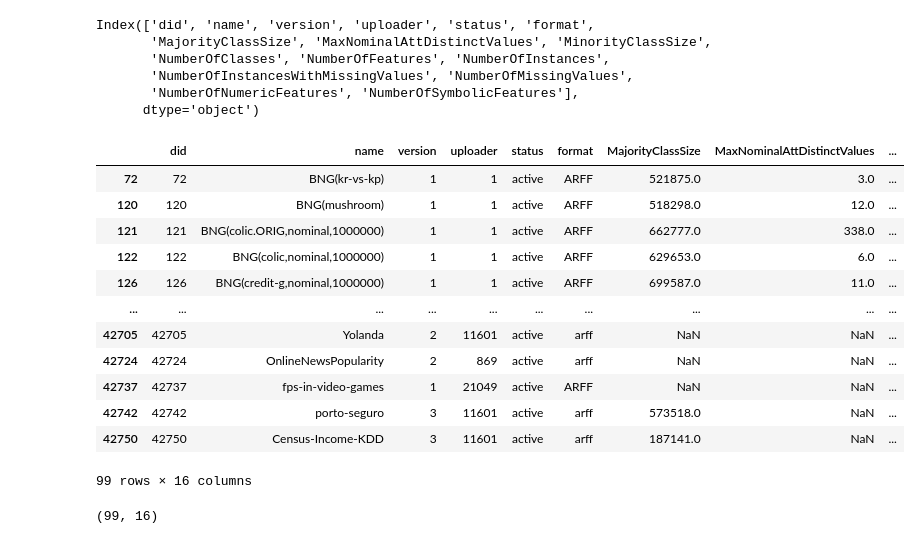
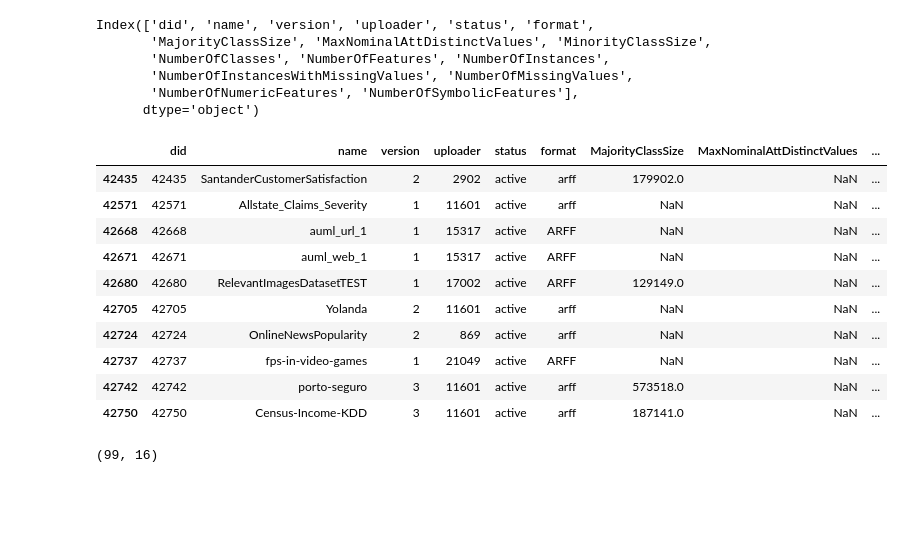
Before and after one commit to thomasjpfan/sk_encoder_cv, a Jupyter notebook: analysis.ipynb, the cells around one changed output. Drawn from its saved outputs; the diff is of its cells as text; code cells hidden in the pictures; blank space fills up the shorter version.

```diff
--- a/analysis.ipynb
+++ b/analysis.ipynb
@@ -257,21 +257,19 @@ mid_level_features = (datasets_df["NumberOfFeatures"] <= 2000) & (datasets_df["N
 mid_samples = datasets_df["NumberOfInstances"] >= 10000
 dataset_with_cats = datasets_df[with_cats_mask & binary_or_regression & mid_level_features & mid_samples]
 # %%
-dataset_with_cats
+dataset_with_cats.tail(10)
 # %% [output]
 |  | did | name | version | uploader | status | format | MajorityClassSize | MaxNominalAttDistinctValues | ... |
-| 72 | 72 | BNG(kr-vs-kp) | 1 | 1 | active | ARFF | 521875.0 | 3.0 | ... |
-| 120 | 120 | BNG(mushroom) | 1 | 1 | active | ARFF | 518298.0 | 12.0 | ... |
-| 121 | 121 | BNG(colic.ORIG,nominal,1000000) | 1 | 1 | active | ARFF | 662777.0 | 338.0 | ... |
-| 122 | 122 | BNG(colic,nominal,1000000) | 1 | 1 | active | ARFF | 629653.0 | 6.0 | ... |
-| 126 | 126 | BNG(credit-g,nominal,1000000) | 1 | 1 | active | ARFF | 699587.0 | 11.0 | ... |
-| ... | ... | ... | ... | ... | ... | ... | ... | ... | ... |
+| 42435 | 42435 | SantanderCustomerSatisfaction | 2 | 2902 | active | arff | 179902.0 | NaN | ... |
+| 42571 | 42571 | Allstate_Claims_Severity | 1 | 11601 | active | arff | NaN | NaN | ... |
+| 42668 | 42668 | auml_url_1 | 1 | 15317 | active | ARFF | NaN | NaN | ... |
+| 42671 | 42671 | auml_web_1 | 1 | 15317 | active | ARFF | NaN | NaN | ... |
+| 42680 | 42680 | RelevantImagesDatasetTEST | 1 | 17002 | active | ARFF | 129149.0 | NaN | ... |
 | 42705 | 42705 | Yolanda | 2 | 11601 | active | arff | NaN | NaN | ... |
 | 42724 | 42724 | OnlineNewsPopularity | 2 | 869 | active | arff | NaN | NaN | ... |
 | 42737 | 42737 | fps-in-video-games | 1 | 21049 | active | ARFF | NaN | NaN | ... |
 | 42742 | 42742 | porto-seguro | 3 | 11601 | active | arff | 573518.0 | NaN | ... |
 | 42750 | 42750 | Census-Income-KDD | 3 | 11601 | active | arff | 187141.0 | NaN | ... |
-99 rows × 16 columns
 # %%
 dataset_with_cats.shape
 # %% [output]
```
